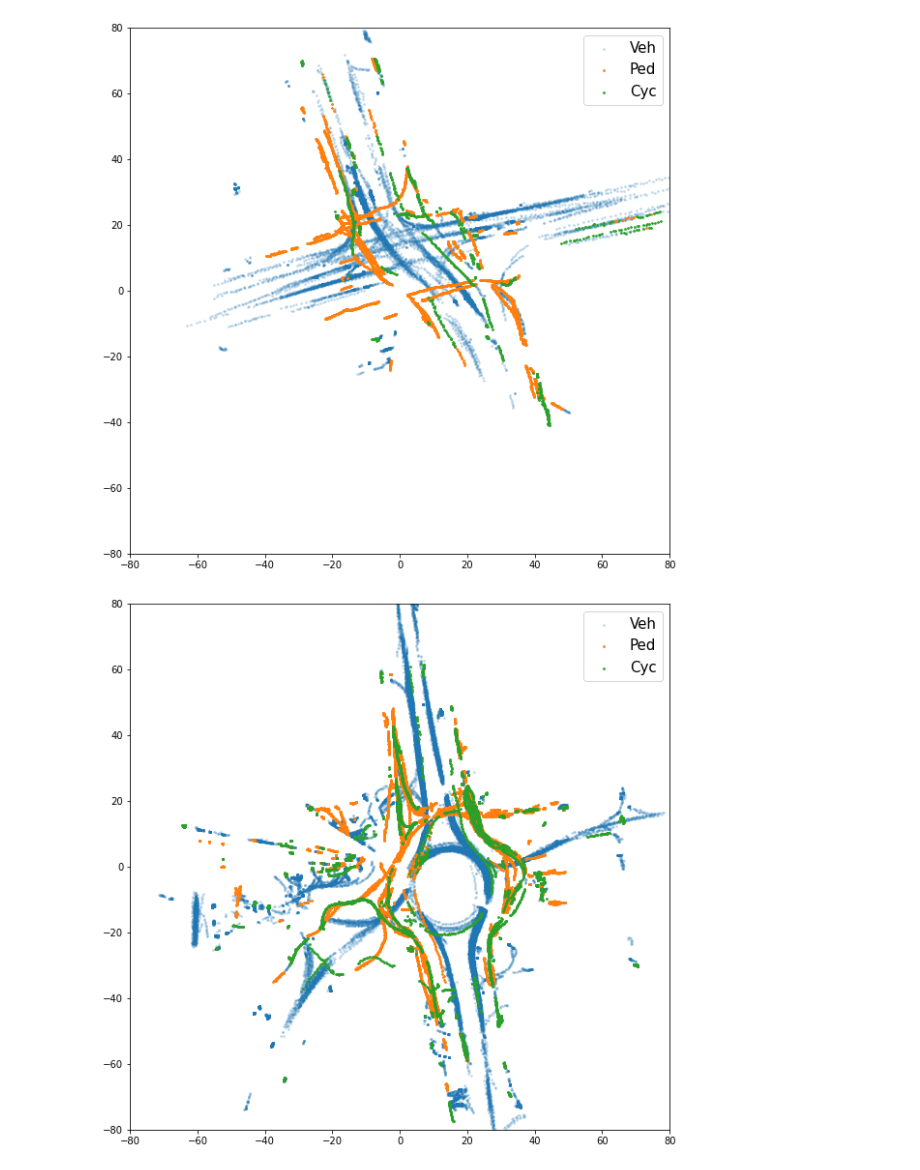
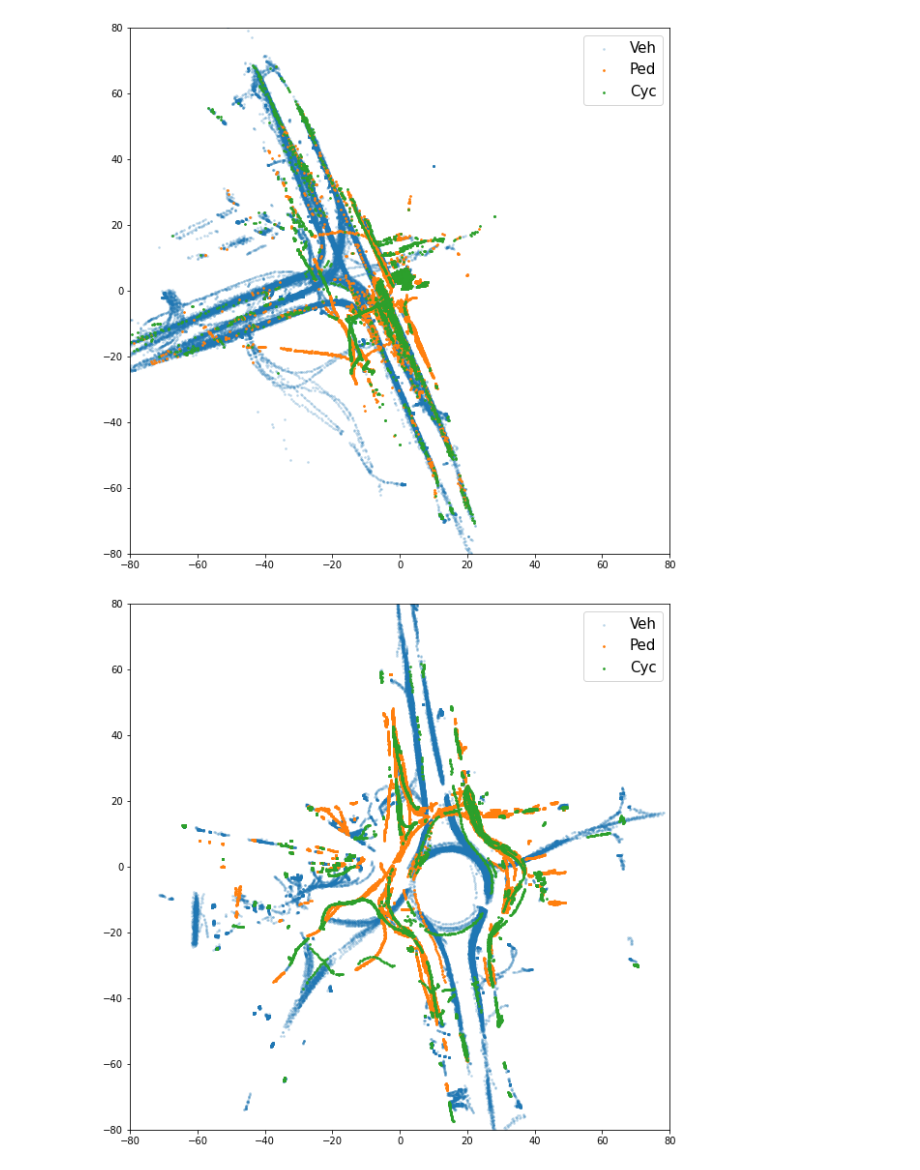
Before and after one commit to jksdbks123/Lidar-Tracker, a Jupyter notebook: LiDAR_Tracker_Project/ResultVisualiztion.ipynb, the cells around one changed output. Cells and saved outputs as stored; diff of their text form; code cells hidden in the pictures.

```diff
--- a/LiDAR_Tracker_Project/ResultVisualiztion.ipynb
+++ b/LiDAR_Tracker_Project/ResultVisualiztion.ipynb
@@ -3,17 +3,17 @@ import pandas as pd
 import numpy as np
 import matplotlib.pyplot as plt
 # %%
-data = pd.read_csv(r'D:\LiDAR_Data\MidTown\Liberty\2021-12-11-1-0-0\OutputFile\OutputTrajs/Trajctories_0_post.csv') # path to result
+data = pd.read_csv(r'D:\Test\test.csv') # path to result
 plt.figure(figsize=(10,10))
-plt.scatter(data.loc[data.Class == 1,'Coord_X_Mea'],data.loc[data.Class == 1,'Coord_Y_Mea'], s = 3, alpha = 0.2,label = 'Veh')
-plt.scatter(data.loc[data.Class == 2,'Coord_X_Mea'],data.loc[data.Class == 2,'Coord_Y_Mea'], s = 3, label = 'Ped')
-plt.scatter(data.loc[data.Class == 3,'Coord_X_Mea'],data.loc[data.Class == 3,'Coord_Y_Mea'], s = 3,label = 'Cyc')
+plt.scatter(data.loc[data.Class == 1,'Coord_X'],data.loc[data.Class == 1,'Coord_Y'], s = 3, alpha = 0.2,label = 'Veh')
+plt.scatter(data.loc[data.Class == 2,'Coord_X'],data.loc[data.Class == 2,'Coord_Y'], s = 3, label = 'Ped')
+plt.scatter(data.loc[data.Class == 3,'Coord_X'],data.loc[data.Class == 3,'Coord_Y'], s = 3,label = 'Cyc')
 plt.xlim(-80,80)
 plt.ylim(-80,80)
 plt.legend(fontsize = 15)
 plt.show()
 # %% [output]
-[figure, old version]
+[figure, new version]
 # %%
 data = pd.read_csv(r'D:\LiDAR_Data\MidTown\Roundabout\2022-1-20-12-30-0\OutputFile\OutputTrajs/Trajctories_0_post.csv') # path to result
 plt.figure(figsize=(10,10))
```
Also changed, not shown: 16 other files.
